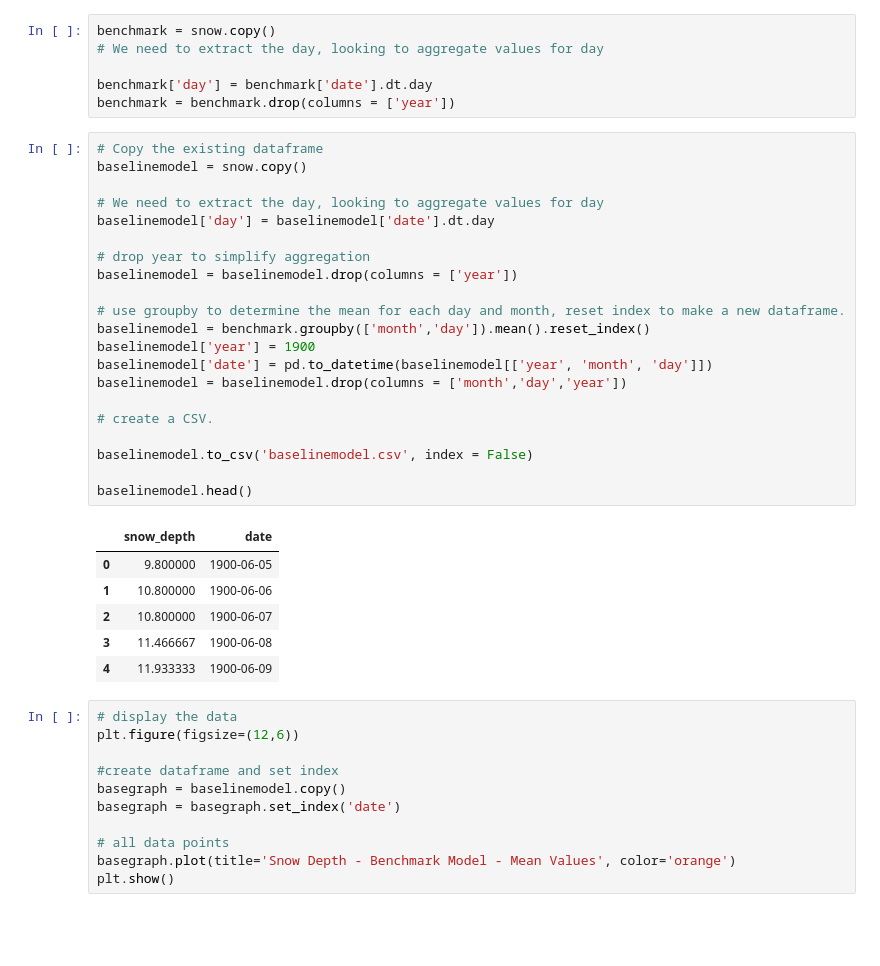
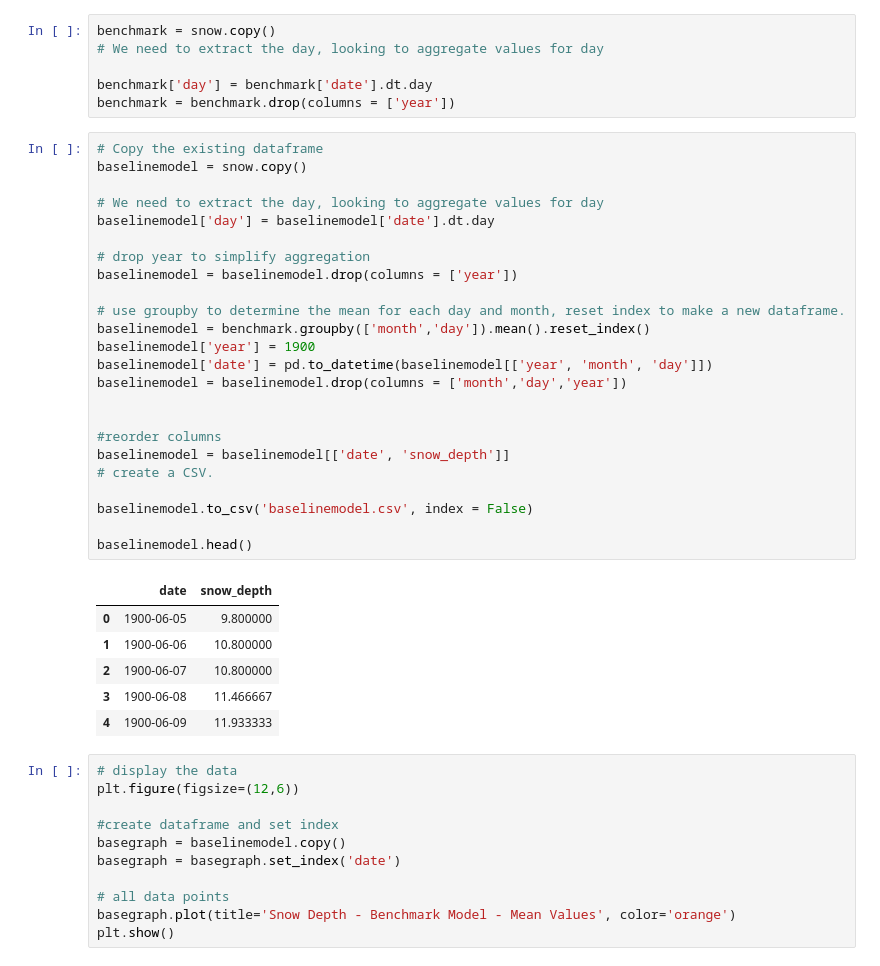
Before and after one commit to boffyd/UdacityML-Capstone, a Jupyter notebook: SnowForecast.ipynb, the cells around one changed output. Saved outputs shown, nothing was run; the diff lists cells and outputs as text; blank space fills up the shorter version.

```diff
--- a/SnowForecast.ipynb
+++ b/SnowForecast.ipynb
@@ -227,31 +223,34 @@ benchmark = benchmark.drop(columns = ['year'])
 # %%
 # Copy the existing dataframe
 baselinemodel = snow.copy()
 
 # We need to extract the day, looking to aggregate values for day
 baselinemodel['day'] = baselinemodel['date'].dt.day
 
 # drop year to simplify aggregation
 baselinemodel = baselinemodel.drop(columns = ['year'])
 
 # use groupby to determine the mean for each day and month, reset index to make a new dataframe.
 baselinemodel = benchmark.groupby(['month','day']).mean().reset_index()
 baselinemodel['year'] = 1900
 baselinemodel['date'] = pd.to_datetime(baselinemodel[['year', 'month', 'day']])
 baselinemodel = baselinemodel.drop(columns = ['month','day','year'])
 
+
+#reorder columns
+baselinemodel = baselinemodel[['date', 'snow_depth']]
 # create a CSV.
 
 baselinemodel.to_csv('baselinemodel.csv', index = False)
 
 baselinemodel.head()
 # %% [output]
-|  | snow_depth | date |
-| 0 | 9.800000 | 1900-06-05 |
-| 1 | 10.800000 | 1900-06-06 |
-| 2 | 10.800000 | 1900-06-07 |
-| 3 | 11.466667 | 1900-06-08 |
-| 4 | 11.933333 | 1900-06-09 |
+|  | date | snow_depth |
+| 0 | 1900-06-05 | 9.800000 |
+| 1 | 1900-06-06 | 10.800000 |
+| 2 | 1900-06-07 | 10.800000 |
+| 3 | 1900-06-08 | 11.466667 |
+| 4 | 1900-06-09 | 11.933333 |
 # %%
 # display the data
 plt.figure(figsize=(12,6))
```
Also changed, not shown: parts of 6 cells of this notebook, 2 other files.
